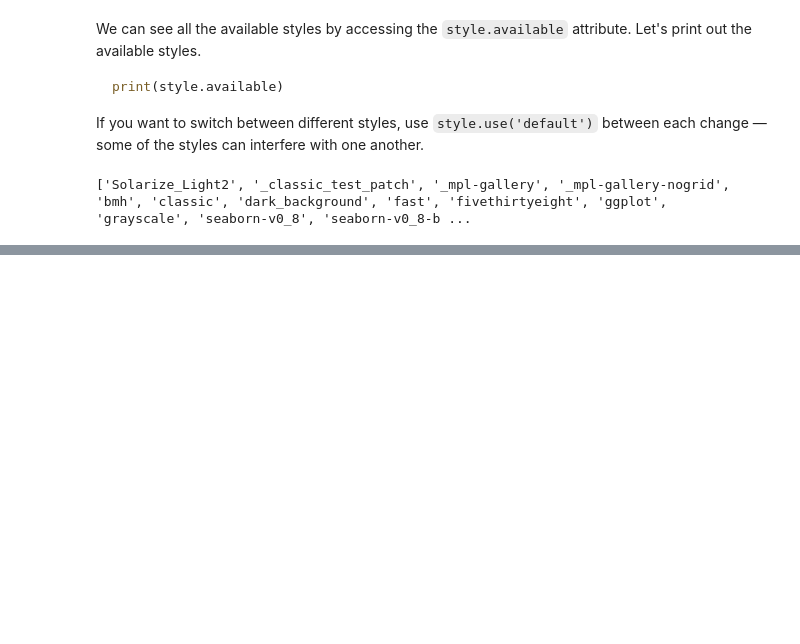
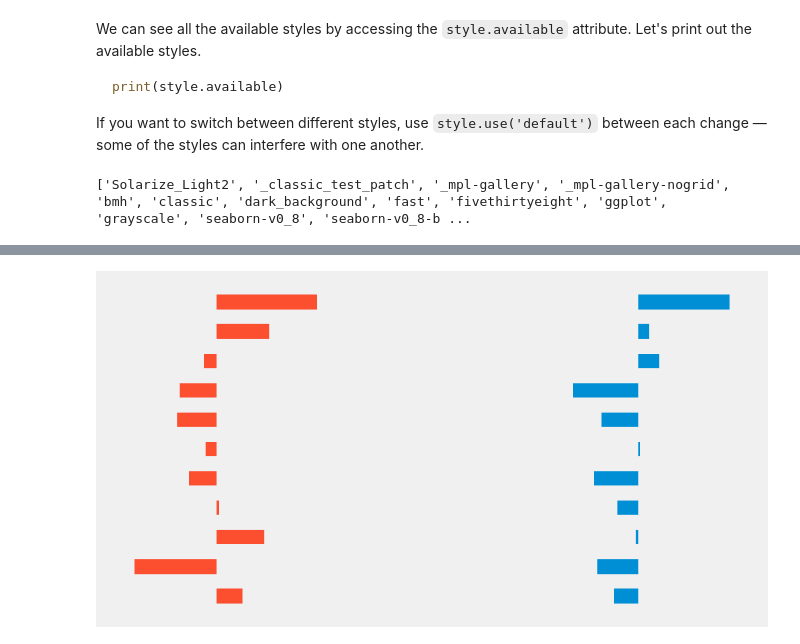
Before and after one commit to jtuchinsky/dataquest, a Jupyter notebook: data_visualization/3 FiveThirtyEight Case Study.ipynb, the cells around one changed output, grey strips where cells are left out. Cells and saved outputs as stored; diff of their text form; code cells hidden in the pictures; blank space fills up the shorter version.

```diff
--- a/data_visualization/3 FiveThirtyEight Case Study.ipynb
+++ b/data_visualization/3 FiveThirtyEight Case Study.ipynb
@@ -69,0 +182,11 @@ red_wine = pd.read_csv('./wine_quality/quality-red.csv', sep=';')
+# %%
+style.use('fivethirtyeight')
+fig, ax = plt.subplots(figsize=(9,5))
+ax.grid(False)
+ax.set_xticklabels([])
+ax.set_yticklabels([])
+ax.barh(white_corr.index, white_corr, left=2, height=0.5)
+ax.barh(red_corr.index, red_corr, height=0.5)
+plt.show()
+# %% [output]
+[figure, added]
```
Also changed, not shown: parts of 21 cells of this notebook.
